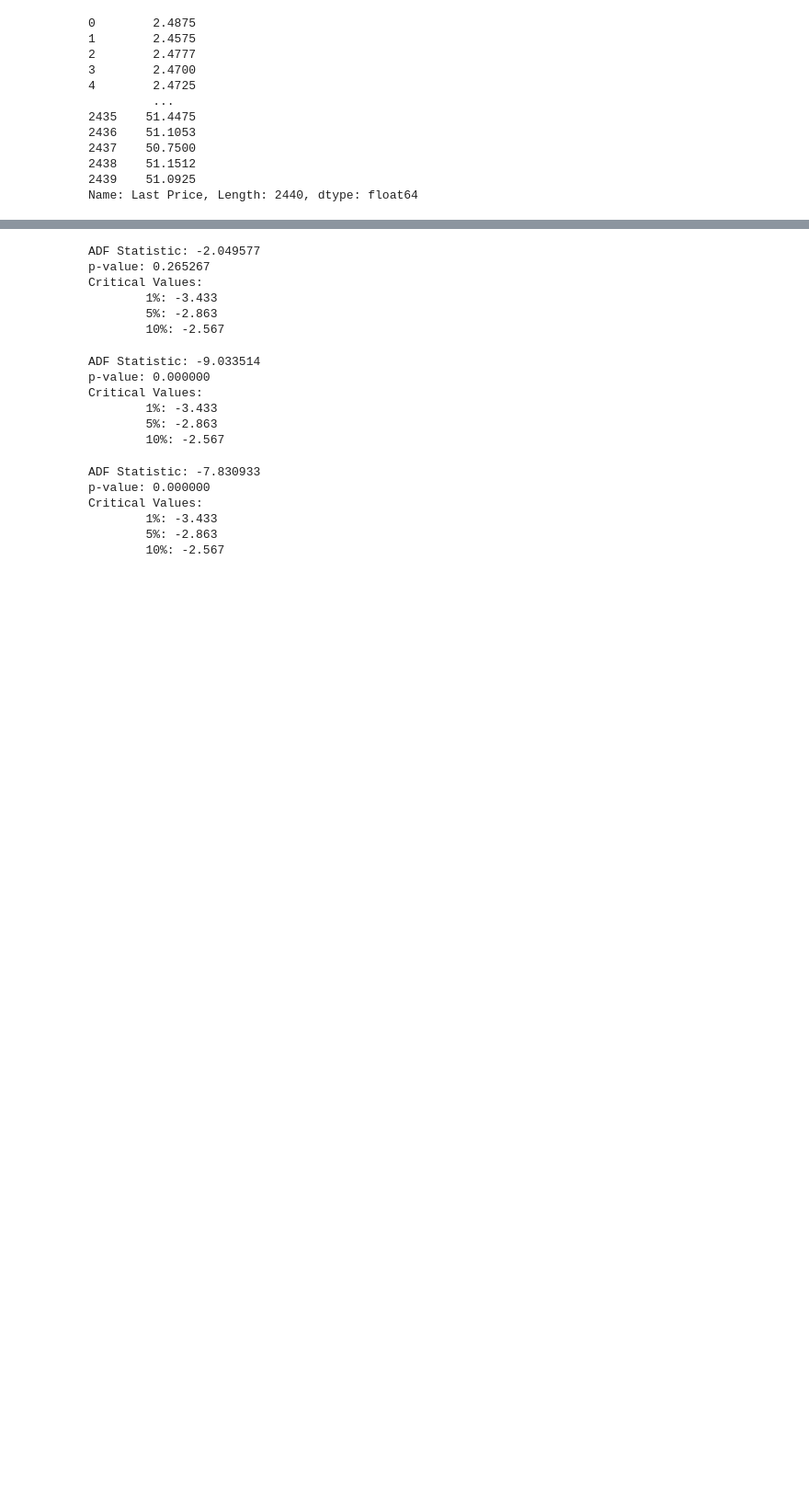
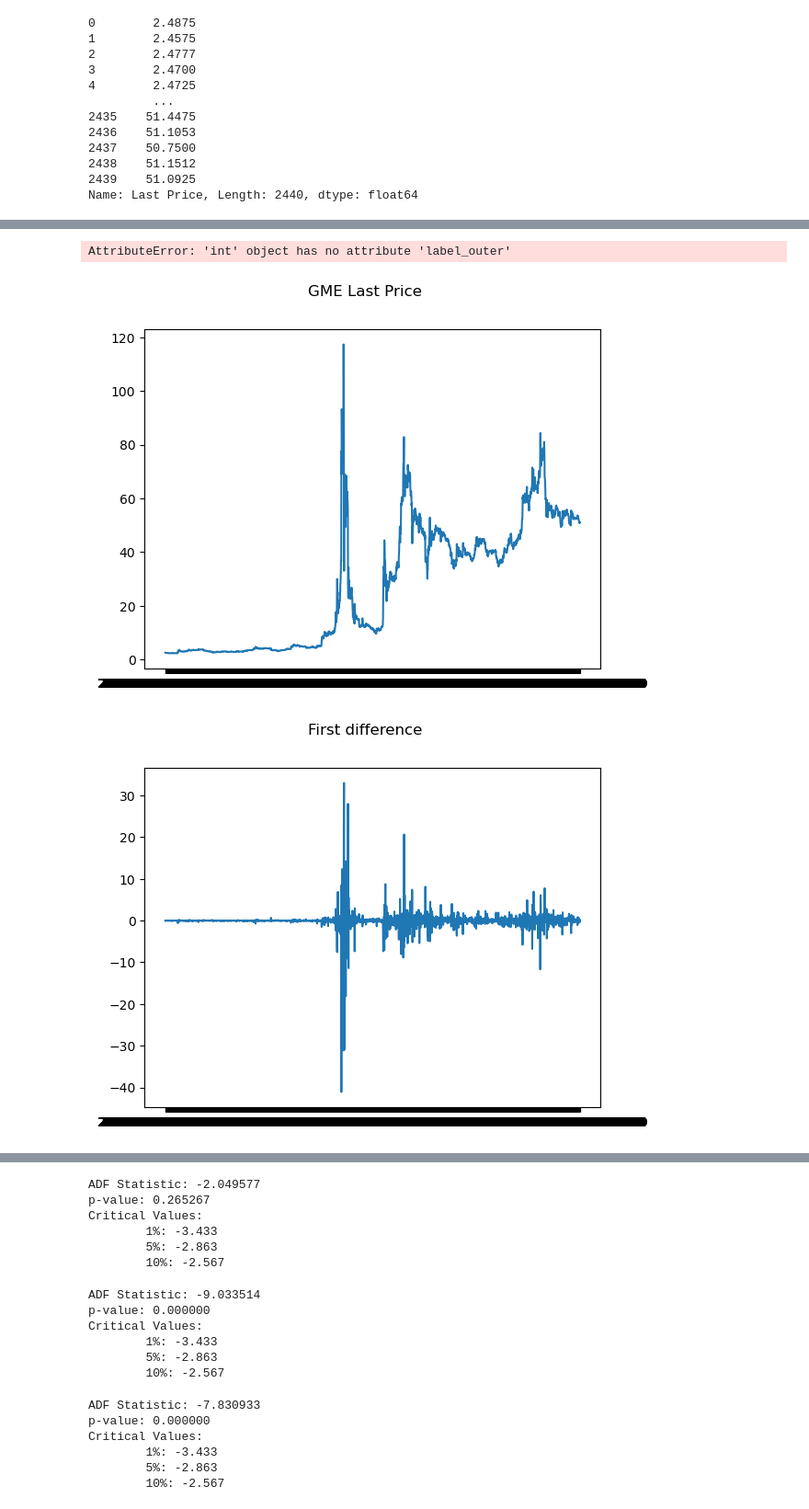
Before and after one commit to MadNietzsche/reddit_sentiment_wsb, a Jupyter notebook: notebooks/04 - AMC and GME stock & stationarity check.ipynb, the cells around one changed output, grey strips where cells are left out. Shown: that part at 92% size. Saved outputs shown, nothing was run; the diff lists cells and outputs as text; code cells hidden in the pictures; blank space fills up the shorter version.

```diff
--- a/notebooks/04 - AMC and GME stock & stationarity check.ipynb
+++ b/notebooks/04 - AMC and GME stock & stationarity check.ipynb
@@ -78,0 +71,32 @@ plt.plot(GME['Date'], GME['close_returns'])
+# %%
+#fig, (ax1, ax2) = plt.subplots(2)
+#fig.suptitle('Aligning x-axis using sharex')
+#ax1.plot(GME['Date'],GME['Last Price'])
+#ax2.plot(AMC['Date'], AMC['Last Price'])
+
+fig, ax = plt.subplots()
+fig.suptitle('GME Last Price')
+ax.plot(GME['Date'],GME['Last Price'])
+
+fig1, ax = plt.subplots()
+fig1.suptitle('First difference')
+ax.plot(GME['Date'],GME['first diff'])
+
+fig2, ax = plt.subplots()
+fig2.suptitle('Returns')
+ax.plot(GME['Date'],GME['close_returns'])
+
+#GME['Date'][GME['Date']=='2021-07-01 15:30:00']
+month_starts = [1,286,544,828,1062,1309,1608,1881,2141,2427]
+month_names = ['Oct','Nov','Dec','Jan','Feb','Mar','Apr','May','Jun','Jul']
+
+ax.set_xticks(month_starts)
+ax.set_xticklabels(month_names)
+
+# Hide x labels and tick labels for all but bottom plot.
+for ax in range(len(month_names)):
+    ax.label_outer()
+# %% [output]
+AttributeError: 'int' object has no attribute 'label_outer'
+[figure, added]
+[figure, added]
```
Also changed, not shown: parts of 11 cells of this notebook.
